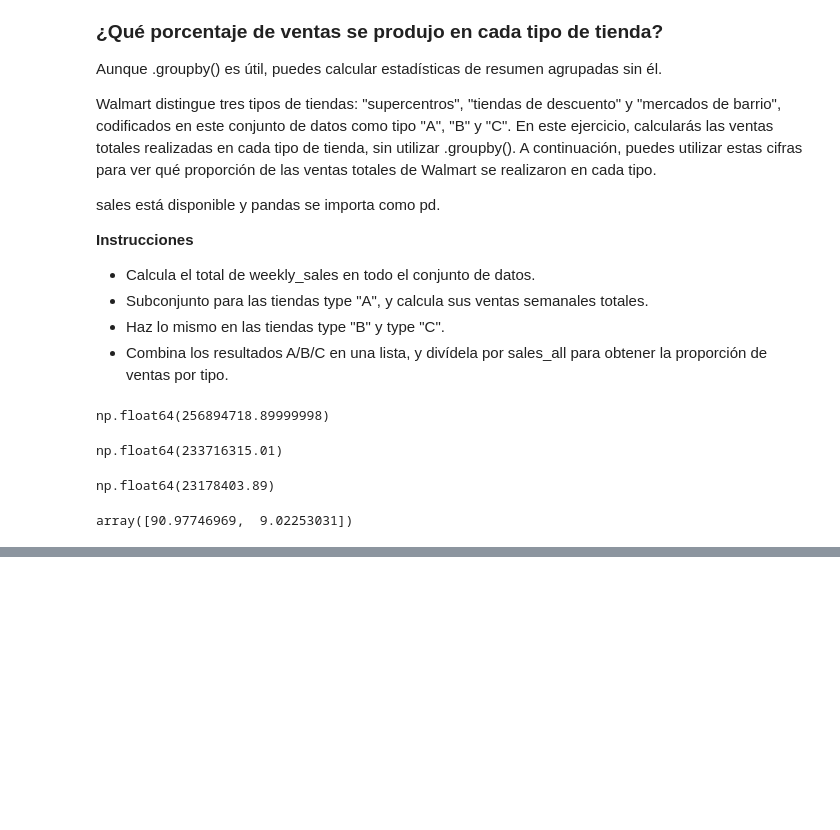
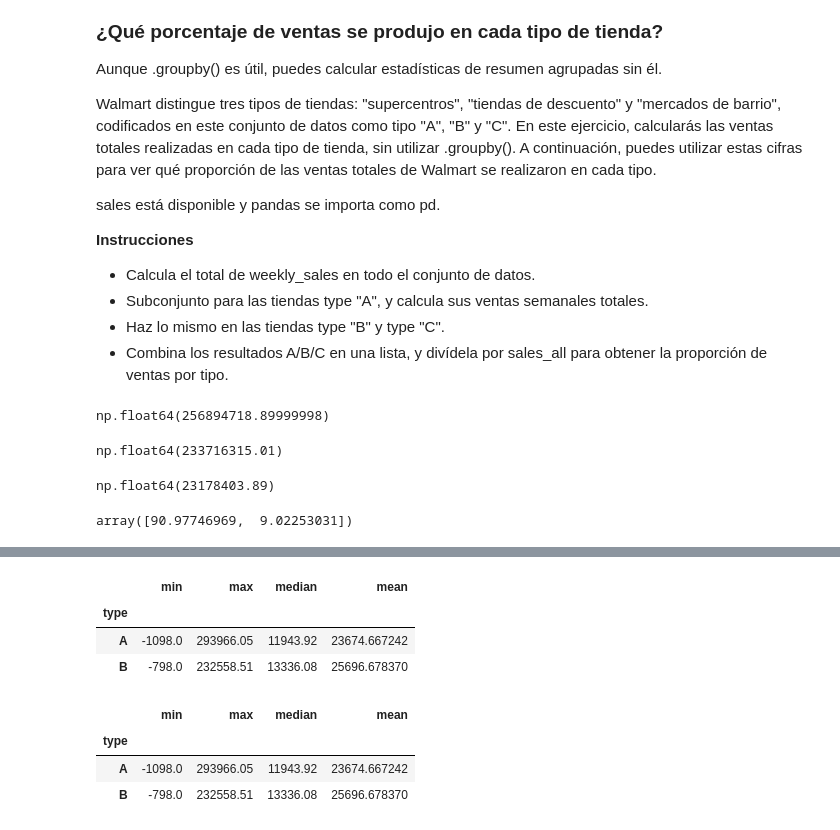
Before and after one commit to brndn010101/AnaliticaDeDatosNegDig, a Jupyter notebook: 03-Tratamiento y Exploración de los Datos/02-Manipulacion_Datos_Pandas/06-Aggregating_DataFrames.ipynb, the cells around one changed output, grey strips where cells are left out. Cells and saved outputs as stored; diff of their text form; code cells hidden in the pictures; blank space fills up the shorter version.

```diff
--- a/03-Tratamiento y Exploración de los Datos/02-Manipulacion_Datos_Pandas/06-Aggregating_DataFrames.ipynb
+++ b/03-Tratamiento y Exploración de los Datos/02-Manipulacion_Datos_Pandas/06-Aggregating_DataFrames.ipynb
@@ -517,0 +575,19 @@ array([90.97746969,  9.02253031])
+# %%
+#Para cada tipo de tienda, vamos a hacer una agregación  para weekly_sales:
+# obtener el mínimo, el máximo y la mediana.
+
+sales_stats = sales_new.groupby('type')['weekly_sales'].agg([np.min, np.max, np.median, np.mean])
+sales_stats
+# %% [output]
+|  | min | max | median | mean |
+| type |  |  |  |  |
+| A | -1098.0 | 293966.05 | 11943.92 | 23674.667242 |
+| B | -798.0 | 232558.51 | 13336.08 | 25696.678370 |
+# %%
+sales_stats = sales_new.groupby('type')['weekly_sales'].agg(['min', 'max', 'median', 'mean'])
+sales_stats
+# %% [output]
+|  | min | max | median | mean |
+| type |  |  |  |  |
+| A | -1098.0 | 293966.05 | 11943.92 | 23674.667242 |
+| B | -798.0 | 232558.51 | 13336.08 | 25696.678370 |
```
Also changed, not shown: parts of 8 cells of this notebook.
